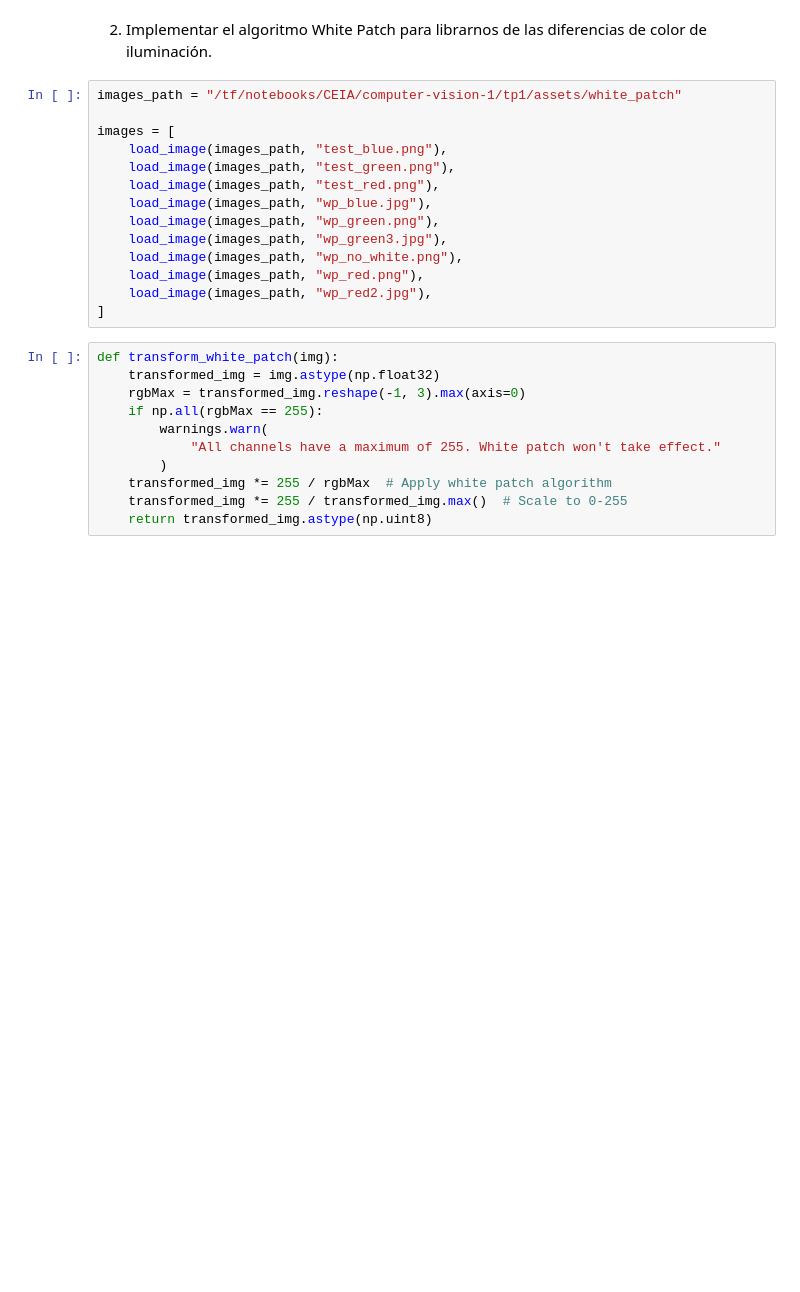
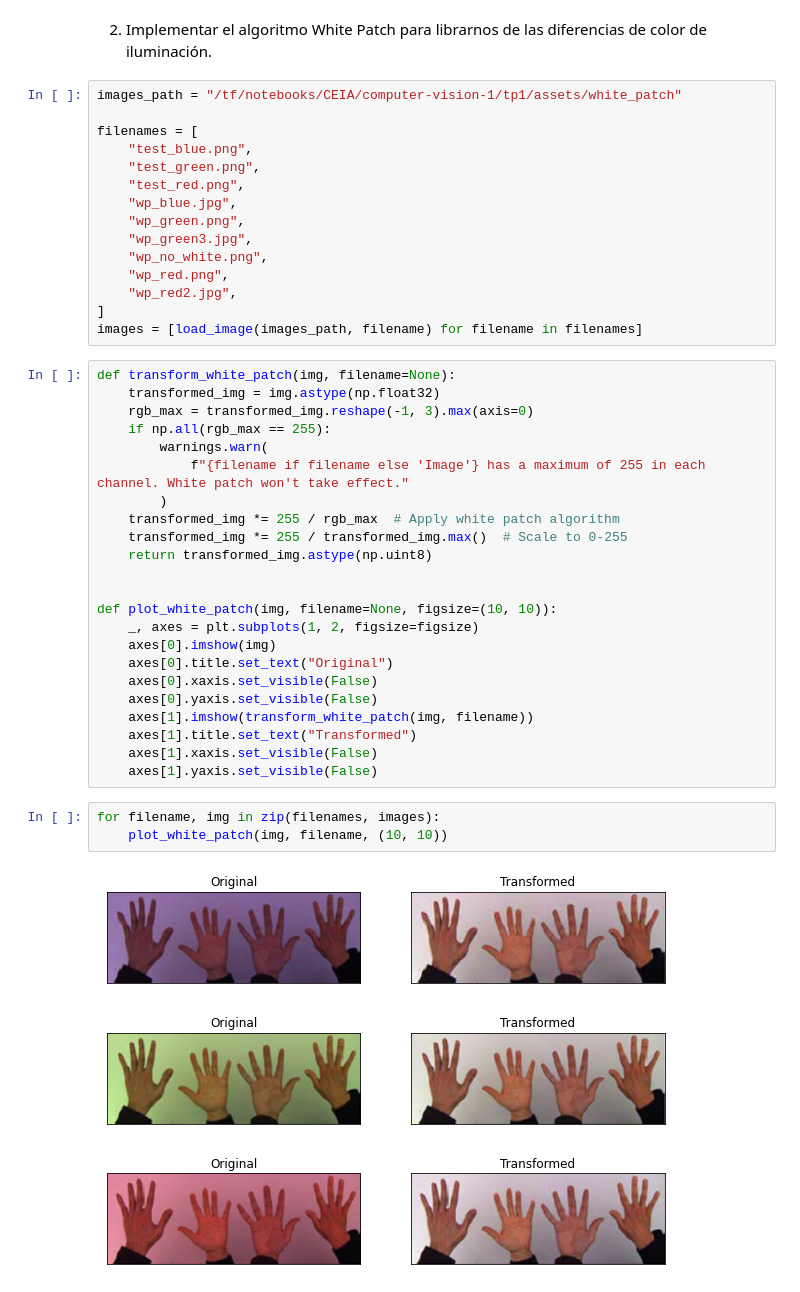
Before and after one commit to achurichi/CEIA, a Jupyter notebook: computer-vision-1/tp1/tp1.ipynb, the cells around one changed output. Cells and saved outputs as stored; diff of their text form; blank space fills up the shorter version.

```diff
--- a/computer-vision-1/tp1/tp1.ipynb
+++ b/computer-vision-1/tp1/tp1.ipynb
@@ -54,28 +54,48 @@ for i, image in enumerate(images):
 [figure]
 # %% [markdown]
 2. Implementar el algoritmo White Patch para librarnos de las diferencias de color de iluminación.
-# %%
-images_path = "/tf/notebooks/CEIA/computer-vision-1/tp1/assets/white_patch"
-
-images = [
-    load_image(images_path, "test_blue.png"),
-    load_image(images_path, "test_green.png"),
-    load_image(images_path, "test_red.png"),
-    load_image(images_path, "wp_blue.jpg"),
-    load_image(images_path, "wp_green.png"),
-    load_image(images_path, "wp_green3.jpg"),
-    load_image(images_path, "wp_no_white.png"),
-    load_image(images_path, "wp_red.png"),
-    load_image(images_path, "wp_red2.jpg"),
-]
+# %%
+images_path = "/tf/notebooks/CEIA/computer-vision-1/tp1/assets/white_patch"
+
+filenames = [
+    "test_blue.png",
+    "test_green.png",
+    "test_red.png",
+    "wp_blue.jpg",
+    "wp_green.png",
+    "wp_green3.jpg",
+    "wp_no_white.png",
+    "wp_red.png",
+    "wp_red2.jpg",
+]
+images = [load_image(images_path, filename) for filename in filenames]
 # %%
-def transform_white_patch(img):
+def transform_white_patch(img, filename=None):
     transformed_img = img.astype(np.float32)
-    rgbMax = transformed_img.reshape(-1, 3).max(axis=0)
-    if np.all(rgbMax == 255):
+    rgb_max = transformed_img.reshape(-1, 3).max(axis=0)
+    if np.all(rgb_max == 255):
         warnings.warn(
-            "All channels have a maximum of 255. White patch won't take effect."
+            f"{filename if filename else 'Image'} has a maximum of 255 in each channel. White patch won't take effect."
         )
-    transformed_img *= 255 / rgbMax  # Apply white patch algorithm
+    transformed_img *= 255 / rgb_max  # Apply white patch algorithm
     transformed_img *= 255 / transformed_img.max()  # Scale to 0-255
     return transformed_img.astype(np.uint8)
+
+
+def plot_white_patch(img, filename=None, figsize=(10, 10)):
+    _, axes = plt.subplots(1, 2, figsize=figsize)
+    axes[0].imshow(img)
+    axes[0].title.set_text("Original")
+    axes[0].xaxis.set_visible(False)
+    axes[0].yaxis.set_visible(False)
+    axes[1].imshow(transform_white_patch(img, filename))
+    axes[1].title.set_text("Transformed")
+    axes[1].xaxis.set_visible(False)
+    axes[1].yaxis.set_visible(False)
+# %%
+for filename, img in zip(filenames, images):
+    plot_white_patch(img, filename, (10, 10))
+# %% [output]
+[figure, added]
+[figure, added]
+[figure, added]
```
Also changed, not shown: parts of 30 cells of this notebook.
